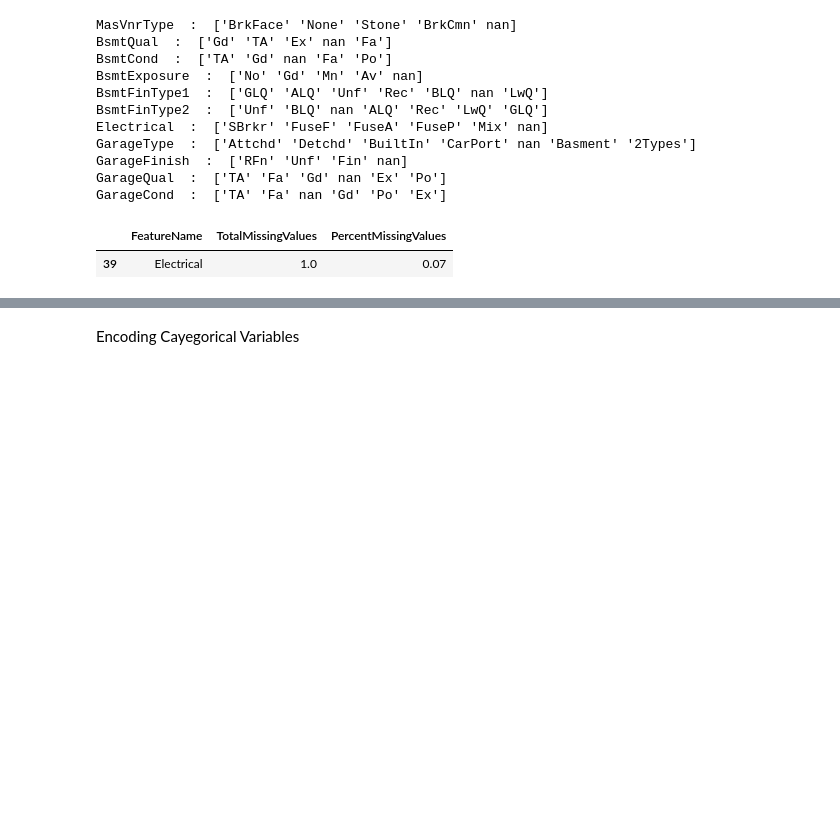
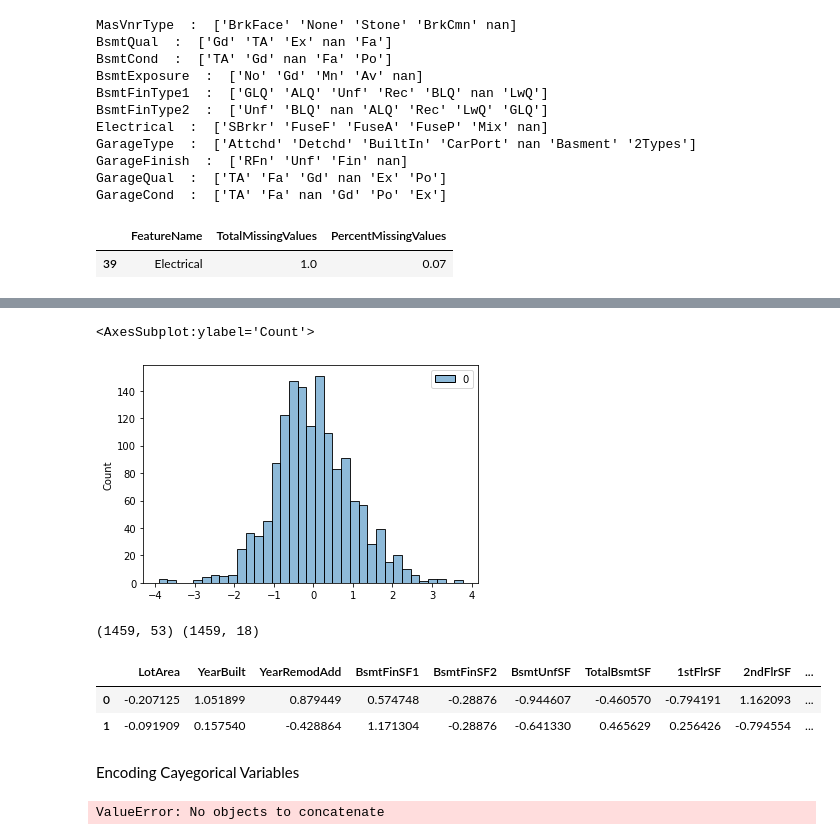
Before and after one commit to alfisaifee/DAMG-6105-FinalProject, a Jupyter notebook: House Prices Prediction.ipynb, the cells around one changed output, grey strips where cells are left out. Drawn from its saved outputs; the diff is of its cells as text; code cells hidden in the pictures; blank space fills up the shorter version.

```diff
--- a/House Prices Prediction.ipynb
+++ b/House Prices Prediction.ipynb
@@ -312,0 +315,25 @@ train_df = train_df.replace({
+# %%
+scaler = preprocessing.StandardScaler().fit(Y_train)
+Y_train = pd.DataFrame(scaler.transform(Y_train))
+sns.histplot(Y_train)
+# %% [output]
+<AxesSubplot:ylabel='Count'>
+[figure, added]
+# %%
+columns_to_scale = ['LotArea','YearBuilt','YearRemodAdd','BsmtFinSF1','BsmtFinSF2','BsmtUnfSF','TotalBsmtSF','1stFlrSF',
+                    '2ndFlrSF','LowQualFinSF','GrLivArea','GarageArea','WoodDeckSF','OpenPorchSF','EnclosedPorch',
+                    '3SsnPorch','ScreenPorch','YrSold']
+X_scale = X_train[columns_to_scale]
+X_train = X_train.drop(X_scale,axis = 1)
+print(X_train.shape,X_scale.shape)
+# %% [output]
+(1459, 53) (1459, 18)
+# %%
+scaler = preprocessing.StandardScaler().fit(X_scale)
+X_con_sc = pd.DataFrame(scaler.transform(X_scale))
+X_con_sc.columns = columns_to_scale
+X_con_sc.head(2)
+# %% [output]
+|  | LotArea | YearBuilt | YearRemodAdd | BsmtFinSF1 | BsmtFinSF2 | BsmtUnfSF | TotalBsmtSF | 1stFlrSF | 2ndFlrSF | ... |
+| 0 | -0.207125 | 1.051899 | 0.879449 | 0.574748 | -0.28876 | -0.944607 | -0.460570 | -0.794191 | 1.162093 | ... |
+| 1 | -0.091909 | 0.157540 | -0.428864 | 1.171304 | -0.28876 | -0.641330 | 0.465629 | 0.256426 | -0.794554 | ... |
@@ -336,7 +366,9 @@ train_df = train_df.replace({
 # sns.scatterplot(data=train_df, x="MSSubClass", y="SalePrice")
 # %%
 # One Hot encoding for categorical features
-train_df_numerical = train_df.select_dtypes(include=['int64', 'float64'])
-train_df_categorical = train_df.select_dtypes(include=['object'])
-train_df_one_hot = pd.get_dummies(train_df_categorical, drop_first=True)
+X_train_numerical = X_train.select_dtypes(include=['int64', 'float64'])
+X_train_categorical = X_train.select_dtypes(include=['object'])
+X_train_one_hot = pd.get_dummies(X_train_categorical, drop_first=True)
+# %% [output]
+ValueError: No objects to concatenate
 # %%
```
Also changed, not shown: parts of 12 cells of this notebook, 1 other file.
